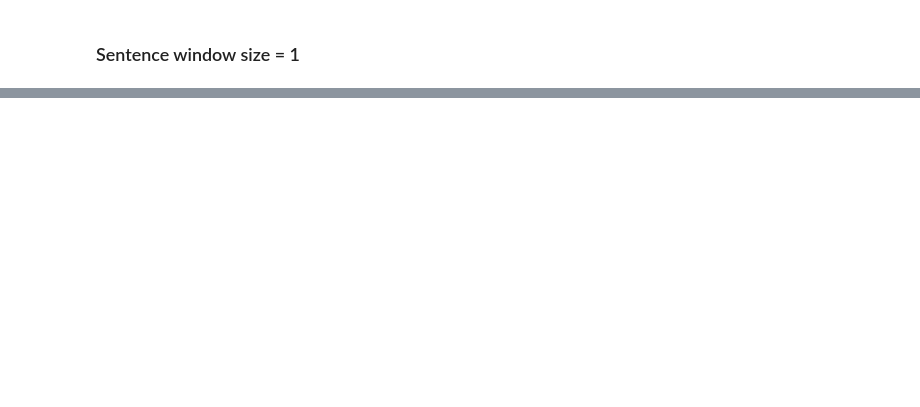
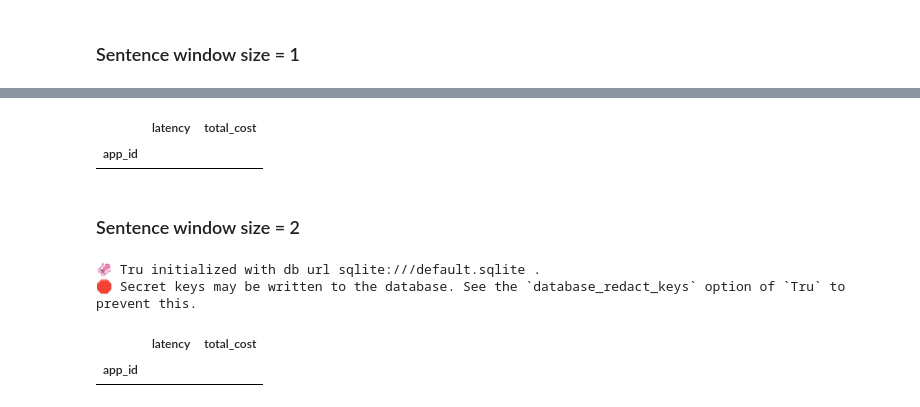
Before and after one commit to the-anup-das/LLM-llamaindex, a Jupyter notebook: Sentece_window_retrieval.ipynb, the cells around one changed output, grey strips where cells are left out. Drawn from its saved outputs; the diff is of its cells as text; code cells hidden in the pictures; blank space fills up the shorter version.

Commit message:
sentence window completed

```diff
--- a/Sentece_window_retrieval.ipynb
+++ b/Sentece_window_retrieval.ipynb
@@ -336,0 +311,5 @@ AuthenticationError: Error code: 401 - {'error': {'message': 'Your authenticatio
+# %%
+Tru().get_leaderboard(app_ids=[])
+# %% [output]
+|  | latency | total_cost |
+| app_id |  |  |
@@ -336,0 +318,21 @@ AuthenticationError: Error code: 401 - {'error': {'message': 'Your authenticatio
+# %% [markdown]
+### Sentence window size = 2
+# %%
+sentence_index_2 = build_sentence_window_index(
+    documents,
+    llm=OpenAI(model="gpt-3.5-turbo", temperature=0.1),
+    embed_model="local:BAAI/bge-small-en-v1.5",
+    sentence_window_size=2,
+    save_dir="sentence_index_2",
+)
+sentence_window_engine_2 = get_sentence_window_query_engine(
+    sentence_index_2
+)
+
+tru_recorder_2 = get_prebuilt_trulens_recorder(
+    sentence_window_engine_2,
+    app_id='sentence window engine 2'
+)
+# %% [output]
+🦑 Tru initialized with db url sqlite:///default.sqlite .
+🛑 Secret keys may be written to the database. See the `database_redact_keys` option of `Tru` to prevent this.
@@ -336,0 +341,5 @@ AuthenticationError: Error code: 401 - {'error': {'message': 'Your authenticatio
+# %%
+Tru().get_leaderboard(app_ids=[])
+# %% [output]
+|  | latency | total_cost |
+| app_id |  |  |
```
Also changed, not shown: parts of 10 cells of this notebook.
